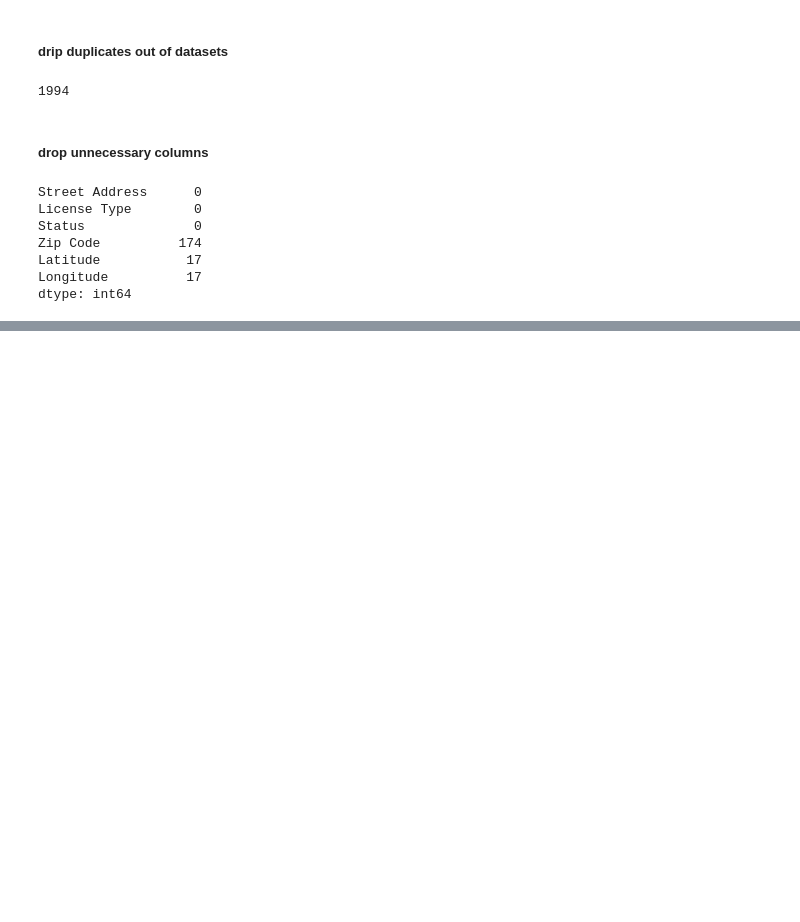
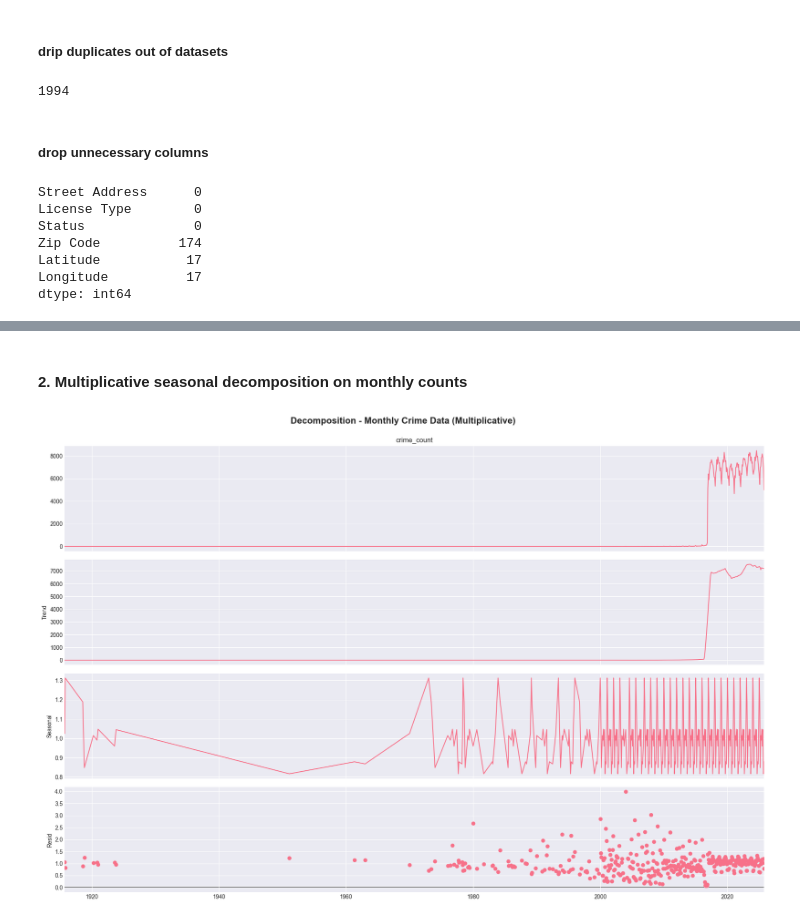
Before and after one commit to spacedust10/detroit-crime-analysis, a Jupyter notebook: analysis.ipynb, the cells around one changed output, grey strips where cells are left out. Cells and saved outputs as stored; diff of their text form; code cells hidden in the pictures; blank space fills up the shorter version.

```diff
--- a/analysis.ipynb
+++ b/analysis.ipynb
@@ -300,0 +307,7 @@ dtype: int64
+# %%
+import numpy as np
+from statsmodels.tsa.seasonal import seasonal_decompose
+from statsmodels.graphics.tsaplots import plot_acf
+
+plt.style.use('seaborn-v0_8-darkgrid')
+sns.set_palette("husl")
@@ -300,0 +393,19 @@ dtype: int64
+# %% [markdown]
+#### 2. Multiplicative seasonal decomposition on monthly counts
+# %%
+# Perform decomposition (multiplicative)
+decomposition_monthly_multiplicative = seasonal_decompose(
+    monthly_crimes['crime_count'],
+    model='multiplicative',
+    period=12,
+    extrapolate_trend='freq'
+)
+
+fig = decomposition_monthly_multiplicative.plot()
+fig.set_size_inches(18, 12)
+fig.suptitle('Decomposition - Monthly Crime Data (Multiplicative)',
+             fontsize=16, fontweight='bold', y=1.00)
+plt.tight_layout()
+plt.show()
+# %% [output]
+[figure, added]
```
Also changed, not shown: parts of 22 cells of this notebook.
